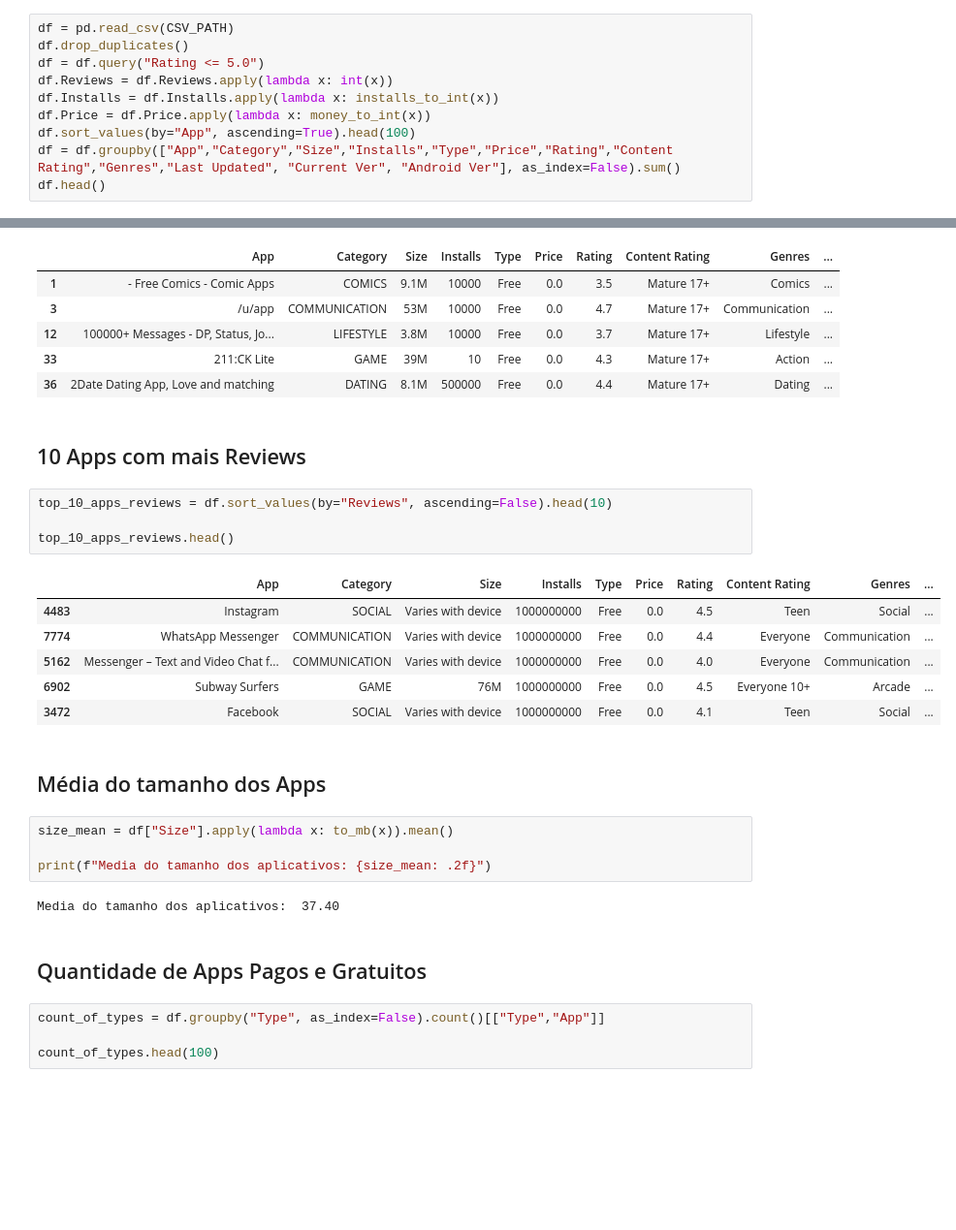
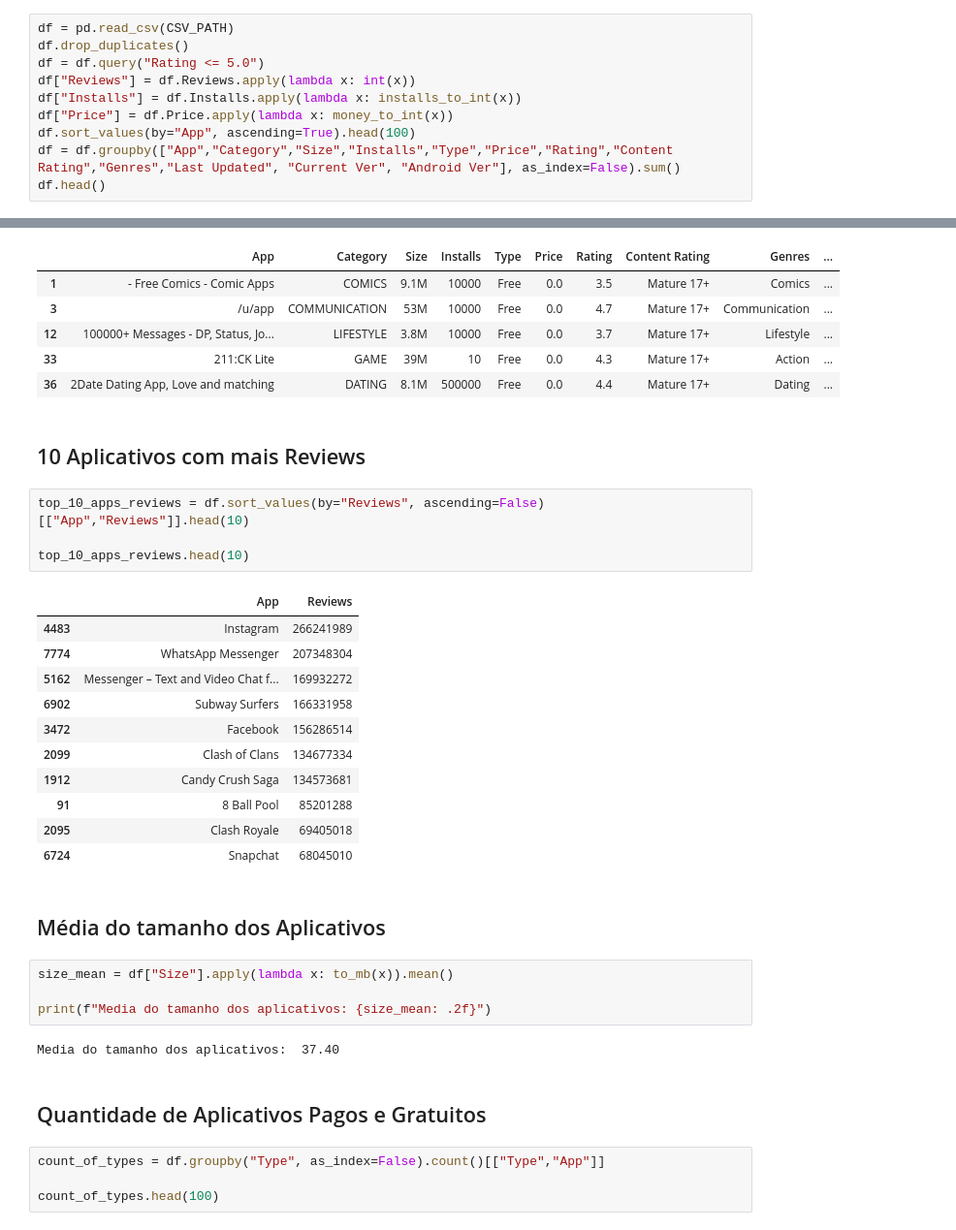
Before and after one commit to YuzuruTK/private-pb-gabriel, a Jupyter notebook: Sprint 3/Desafio/challenge.ipynb, the cells around one changed output, grey strips where cells are left out. Shown: that part at 97% size. Drawn from its saved outputs; the diff is of its cells as text; blank space fills up the shorter version.

```diff
--- a/Sprint 3/Desafio/challenge.ipynb
+++ b/Sprint 3/Desafio/challenge.ipynb
@@ -31,9 +44,9 @@ def to_mb(value):
 df = pd.read_csv(CSV_PATH)
 df.drop_duplicates()
 df = df.query("Rating <= 5.0")
-df.Reviews = df.Reviews.apply(lambda x: int(x))
-df.Installs = df.Installs.apply(lambda x: installs_to_int(x))
-df.Price = df.Price.apply(lambda x: money_to_int(x))
+df["Reviews"] = df.Reviews.apply(lambda x: int(x))
+df["Installs"] = df.Installs.apply(lambda x: installs_to_int(x))
+df["Price"] = df.Price.apply(lambda x: money_to_int(x))
 df.sort_values(by="App", ascending=True).head(100)
 df = df.groupby(["App","Category","Size","Installs","Type","Price","Rating","Content Rating","Genres","Last Updated", "Current Ver", "Android Ver"], as_index=False).sum()
 df.head()
@@ -87,20 +134,25 @@ all_mature.head()
 | 33 | 211:CK Lite | GAME | 39M | 10 | Free | 0.0 | 4.3 | Mature 17+ | Action | ... |
 | 36 | 2Date Dating App, Love and matching | DATING | 8.1M | 500000 | Free | 0.0 | 4.4 | Mature 17+ | Dating | ... |
 # %% [markdown]
-## 10 Apps com mais Reviews
+## 10 Aplicativos com mais Reviews
 # %%
-top_10_apps_reviews = df.sort_values(by="Reviews", ascending=False).head(10)
+top_10_apps_reviews = df.sort_values(by="Reviews", ascending=False)[["App","Reviews"]].head(10)
 
-top_10_apps_reviews.head()
+top_10_apps_reviews.head(10)
 # %% [output]
-|  | App | Category | Size | Installs | Type | Price | Rating | Content Rating | Genres | ... |
-| 4483 | Instagram | SOCIAL | Varies with device | 1000000000 | Free | 0.0 | 4.5 | Teen | Social | ... |
-| 7774 | WhatsApp Messenger | COMMUNICATION | Varies with device | 1000000000 | Free | 0.0 | 4.4 | Everyone | Communication | ... |
-| 5162 | Messenger – Text and Video Chat f... | COMMUNICATION | Varies with device | 1000000000 | Free | 0.0 | 4.0 | Everyone | Communication | ... |
-| 6902 | Subway Surfers | GAME | 76M | 1000000000 | Free | 0.0 | 4.5 | Everyone 10+ | Arcade | ... |
-| 3472 | Facebook | SOCIAL | Varies with device | 1000000000 | Free | 0.0 | 4.1 | Teen | Social | ... |
+|  | App | Reviews |
+| 4483 | Instagram | 266241989 |
+| 7774 | WhatsApp Messenger | 207348304 |
+| 5162 | Messenger – Text and Video Chat f... | 169932272 |
+| 6902 | Subway Surfers | 166331958 |
+| 3472 | Facebook | 156286514 |
+| 2099 | Clash of Clans | 134677334 |
+| 1912 | Candy Crush Saga | 134573681 |
+| 91 | 8 Ball Pool | 85201288 |
+| 2095 | Clash Royale | 69405018 |
+| 6724 | Snapchat | 68045010 |
 # %% [markdown]
-## Média do tamanho dos Apps
+## Média do tamanho dos Aplicativos
 # %%
 size_mean = df["Size"].apply(lambda x: to_mb(x)).mean()
 
@@ -108,7 +160,7 @@ print(f"Media do tamanho dos aplicativos: {size_mean: .2f}")
 # %% [output]
 Media do tamanho dos aplicativos:  37.40
 # %% [markdown]
-## Quantidade de Apps Pagos e Gratuitos
+## Quantidade de Aplicativos Pagos e Gratuitos
 # %%
 count_of_types = df.groupby("Type", as_index=False).count()[["Type","App"]]
 
```
Also changed, not shown: parts of 12 cells of this notebook.
